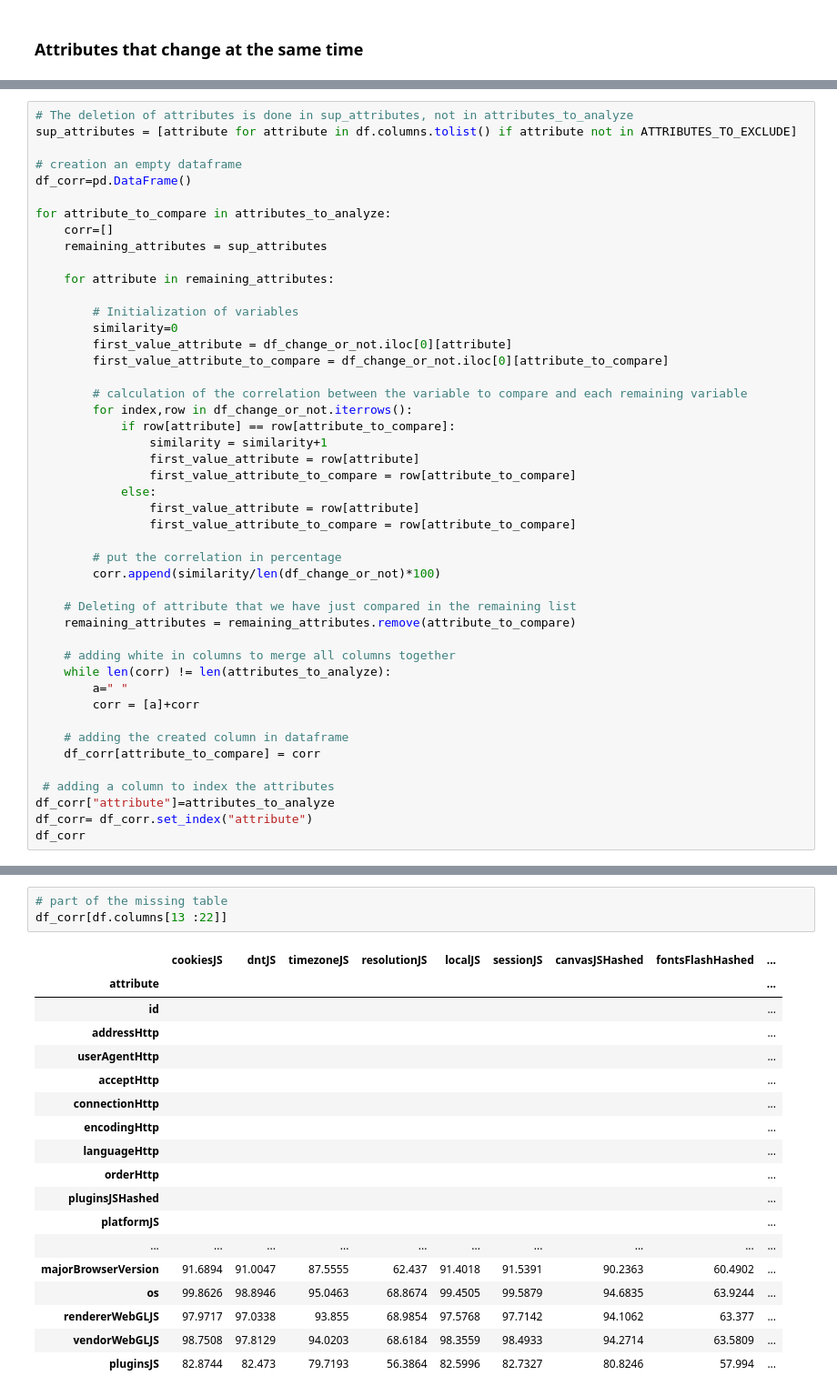
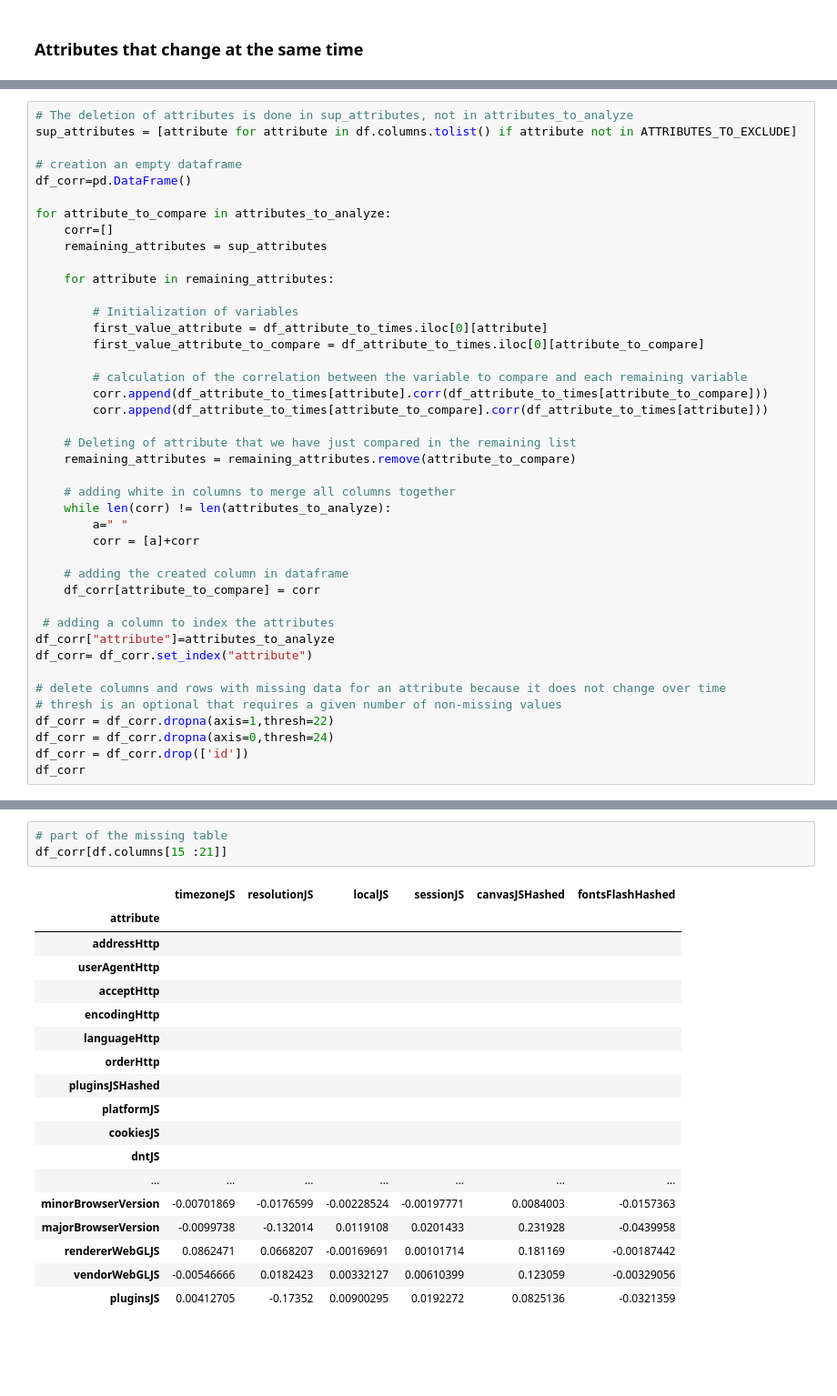
Before and after one commit to mGosset/BrowserFingerprint, a Jupyter notebook: notebooks/exploratory/analyse_empreintes.ipynb, the cells around one changed output, grey strips where cells are left out. Shown at 91% size. Cells and saved outputs as stored; diff of their text form; blank space fills up the shorter version.

Commit message:
attributes that change at the same time with function corr

```diff
--- a/notebooks/exploratory/analyse_empreintes.ipynb
+++ b/notebooks/exploratory/analyse_empreintes.ipynb
@@ -916,22 +925,12 @@ for attribute_to_compare in attributes_to_analyze:
     for attribute in remaining_attributes:
 
         # Initialization of variables
-        similarity=0
-        first_value_attribute = df_change_or_not.iloc[0][attribute]
-        first_value_attribute_to_compare = df_change_or_not.iloc[0][attribute_to_compare]
+        first_value_attribute = df_attribute_to_times.iloc[0][attribute]
+        first_value_attribute_to_compare = df_attribute_to_times.iloc[0][attribute_to_compare]
 
         # calculation of the correlation between the variable to compare and each remaining variable
-        for index,row in df_change_or_not.iterrows():
-            if row[attribute] == row[attribute_to_compare]:
-                similarity = similarity+1
-                first_value_attribute = row[attribute]
-                first_value_attribute_to_compare = row[attribute_to_compare]
-            else:
-                first_value_attribute = row[attribute]
-                first_value_attribute_to_compare = row[attribute_to_compare]
-
-        # put the correlation in percentage
-        corr.append(similarity/len(df_change_or_not)*100)
+        corr.append(df_attribute_to_times[attribute].corr(df_attribute_to_times[attribute_to_compare]))
+        corr.append(df_attribute_to_times[attribute_to_compare].corr(df_attribute_to_times[attribute]))
 
     # Deleting of attribute that we have just compared in the remaining list
     remaining_attributes = remaining_attributes.remove(attribute_to_compare)
@@ -947,4 +946,10 @@ for attribute_to_compare in attributes_to_analyze:
  # adding a column to index the attributes
 df_corr["attribute"]=attributes_to_analyze
 df_corr= df_corr.set_index("attribute")
+
+# delete columns and rows with missing data for an attribute because it does not change over time
+# thresh is an optional that requires a given number of non-missing values
+df_corr = df_corr.dropna(axis=1,thresh=22)
+df_corr = df_corr.dropna(axis=0,thresh=24)
+df_corr = df_corr.drop(['id'])
 df_corr
@@ -971,24 +956,24 @@ df_corr
 # %%
 # part of the missing table
-df_corr[df.columns[13 :22]]
+df_corr[df.columns[15 :21]]
 # %% [output]
-|  | cookiesJS | dntJS | timezoneJS | resolutionJS | localJS | sessionJS | canvasJSHashed | fontsFlashHashed | ... |
-| attribute |  |  |  |  |  |  |  |  | ... |
-| id |  |  |  |  |  |  |  |  | ... |
-| addressHttp |  |  |  |  |  |  |  |  | ... |
-| userAgentHttp |  |  |  |  |  |  |  |  | ... |
-| acceptHttp |  |  |  |  |  |  |  |  | ... |
-| connectionHttp |  |  |  |  |  |  |  |  | ... |
-| encodingHttp |  |  |  |  |  |  |  |  | ... |
-| languageHttp |  |  |  |  |  |  |  |  | ... |
-| orderHttp |  |  |  |  |  |  |  |  | ... |
-| pluginsJSHashed |  |  |  |  |  |  |  |  | ... |
-| platformJS |  |  |  |  |  |  |  |  | ... |
-| ... | ... | ... | ... | ... | ... | ... | ... | ... | ... |
-| majorBrowserVersion | 91.6894 | 91.0047 | 87.5555 | 62.437 | 91.4018 | 91.5391 | 90.2363 | 60.4902 | ... |
-| os | 99.8626 | 98.8946 | 95.0463 | 68.8674 | 99.4505 | 99.5879 | 94.6835 | 63.9244 | ... |
-| rendererWebGLJS | 97.9717 | 97.0338 | 93.855 | 68.9854 | 97.5768 | 97.7142 | 94.1062 | 63.377 | ... |
-| vendorWebGLJS | 98.7508 | 97.8129 | 94.0203 | 68.6184 | 98.3559 | 98.4933 | 94.2714 | 63.5809 | ... |
-| pluginsJS | 82.8744 | 82.473 | 79.7193 | 56.3864 | 82.5996 | 82.7327 | 80.8246 | 57.994 | ... |
+|  | timezoneJS | resolutionJS | localJS | sessionJS | canvasJSHashed | fontsFlashHashed |
+| attribute |  |  |  |  |  |  |
+| addressHttp |  |  |  |  |  |  |
+| userAgentHttp |  |  |  |  |  |  |
+| acceptHttp |  |  |  |  |  |  |
+| encodingHttp |  |  |  |  |  |  |
+| languageHttp |  |  |  |  |  |  |
+| orderHttp |  |  |  |  |  |  |
+| pluginsJSHashed |  |  |  |  |  |  |
+| platformJS |  |  |  |  |  |  |
+| cookiesJS |  |  |  |  |  |  |
+| dntJS |  |  |  |  |  |  |
+| ... | ... | ... | ... | ... | ... | ... |
+| minorBrowserVersion | -0.00701869 | -0.0176599 | -0.00228524 | -0.00197771 | 0.0084003 | -0.0157363 |
+| majorBrowserVersion | -0.0099738 | -0.132014 | 0.0119108 | 0.0201433 | 0.231928 | -0.0439958 |
+| rendererWebGLJS | 0.0862471 | 0.0668207 | -0.00169691 | 0.00101714 | 0.181169 | -0.00187442 |
+| vendorWebGLJS | -0.00546666 | 0.0182423 | 0.00332127 | 0.00610399 | 0.123059 | -0.00329056 |
+| pluginsJS | 0.00412705 | -0.17352 | 0.00900295 | 0.0192272 | 0.0825136 | -0.0321359 |
 # %%
 # save of the table for a complete visualization
```
Also changed, not shown: parts of 5 cells of this notebook.
